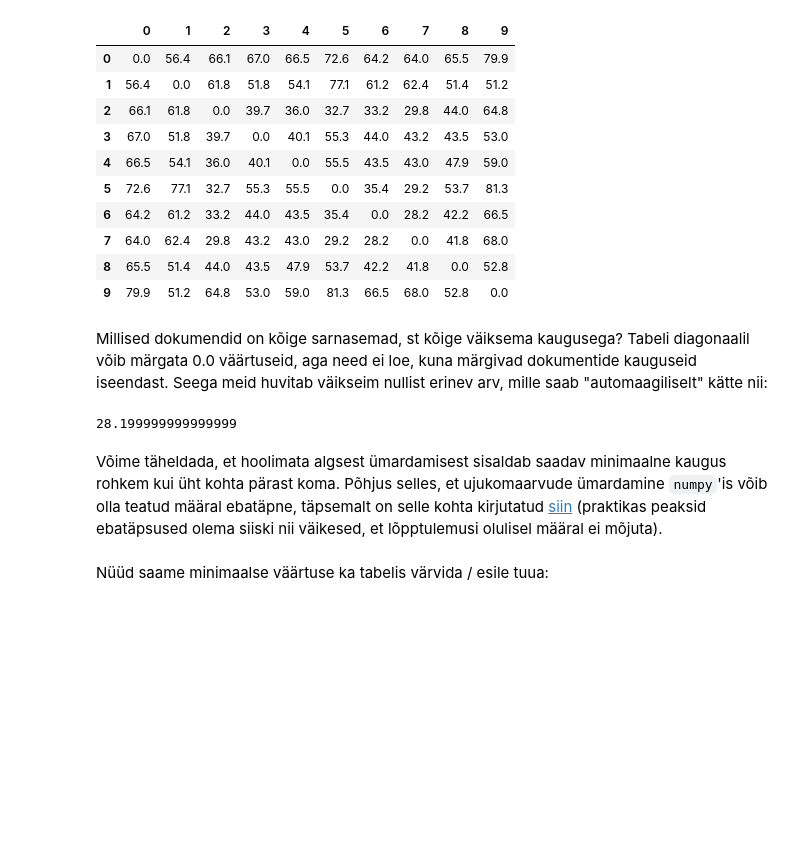
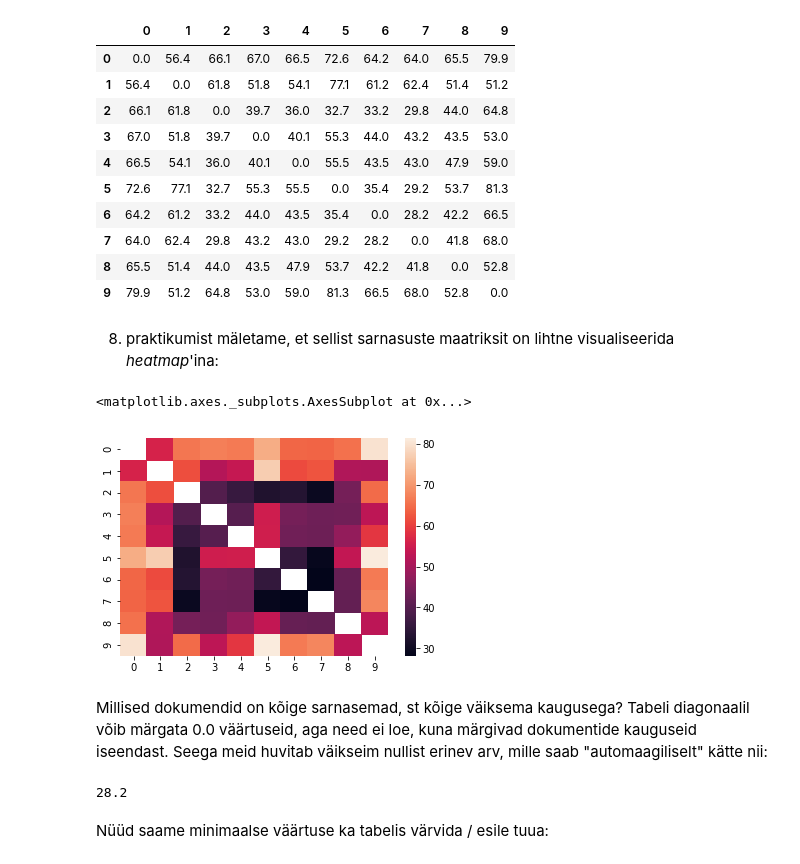
Before and after one commit to d009/EstNLP, a Jupyter notebook: Praktikum12/Praktikum_12.ipynb, the cells around one changed output. Drawn from its saved outputs; the diff is of its cells as text; code cells hidden in the pictures; blank space fills up the shorter version.

```diff
--- a/Praktikum12/Praktikum_12.ipynb
+++ b/Praktikum12/Praktikum_12.ipynb
@@ -209,3 +188,5 @@ eucl_dist_df
 | 7 | 64.0 | 62.4 | 29.8 | 43.2 | 43.0 | 29.2 | 28.2 | 0.0 | 41.8 | 68.0 |
 | 8 | 65.5 | 51.4 | 44.0 | 43.5 | 47.9 | 53.7 | 42.2 | 41.8 | 0.0 | 52.8 |
 | 9 | 79.9 | 51.2 | 64.8 | 53.0 | 59.0 | 81.3 | 66.5 | 68.0 | 52.8 | 0.0 |
+# %% [markdown]
+8. praktikumist mäletame, et sellist sarnasuste maatriksit on lihtne visualiseerida *heatmap*'ina:
@@ -212,24 +195,16 @@ eucl_dist_df
+# %%
+sns.heatmap(eucl_dist_df[eucl_dist_df > 0])
+# %% [output]
+<matplotlib.axes._subplots.AxesSubplot at 0x...>
+[figure, added]
 # %% [markdown]
 Millised dokumendid on kõige sarnasemad, st kõige väiksema kaugusega? Tabeli diagonaalil võib märgata 0.0 väärtuseid, aga need ei loe, kuna märgivad dokumentide kauguseid iseendast. Seega meid huvitab väikseim nullist erinev arv, mille saab "automaagiliselt" kätte nii:
-# %%
-# Minimaalse väärtuse leidmine
-
-# 1) Muudame kahekordse järjendi 1-kordseks ("lamedaks")
-eucl_dist_flat = eucl_dist_df.values.flatten()
-
-# 2) Sorteerime järjendi
-eucl_dist_sorted = sorted(eucl_dist_flat)
-
-# 3) Jätame alles vaid > 0 väärtused
-eucl_dist_sorted_nonzero =[val for val in eucl_dist_sorted if val > 0.0]
-
-# 4) Esimene väärtus ongi minmaalne
-min_value = eucl_dist_sorted_nonzero[0]
-min_value
-# %% [output]
-28.199999999999999
-# %% [markdown]
-Võime täheldada, et hoolimata algsest ümardamisest sisaldab saadav minimaalne kaugus rohkem kui üht kohta pärast koma. Põhjus selles, et ujukomaarvude ümardamine `numpy`'is võib olla teatud määral ebatäpne, täpsemalt on selle kohta kirjutatud [siin](https://docs.scipy.org/doc/numpy-1.13.0/reference/generated/numpy.around.html#numpy.around) (praktikas peaksid ebatäpsused olema siiski nii väikesed, et lõpptulemusi olulisel määral ei mõjuta).
+# %%
+# Minimaalse väärtuse leidmine DataFrame'ist
+min_value = eucl_dist_df[eucl_dist_df > 0].min().min()
+min_value
+# %% [output]
+28.2
 # %% [markdown]
 Nüüd saame minimaalse väärtuse ka tabelis värvida / esile tuua:
 # %%
```
Also changed, not shown: parts of 64 cells of this notebook.
